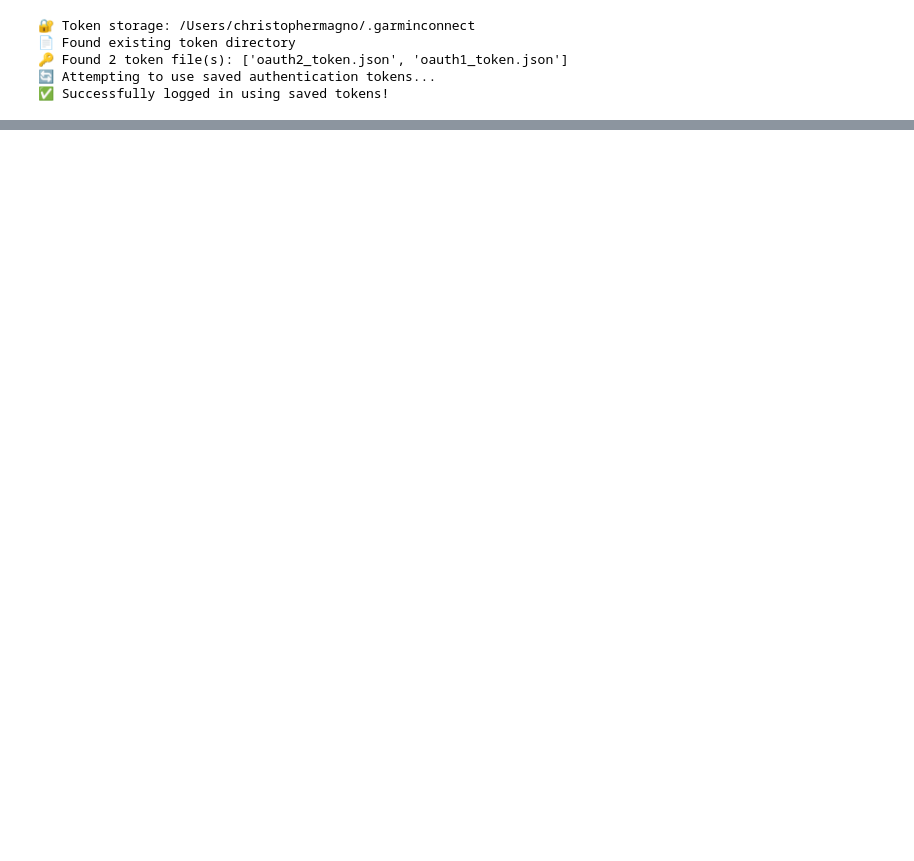
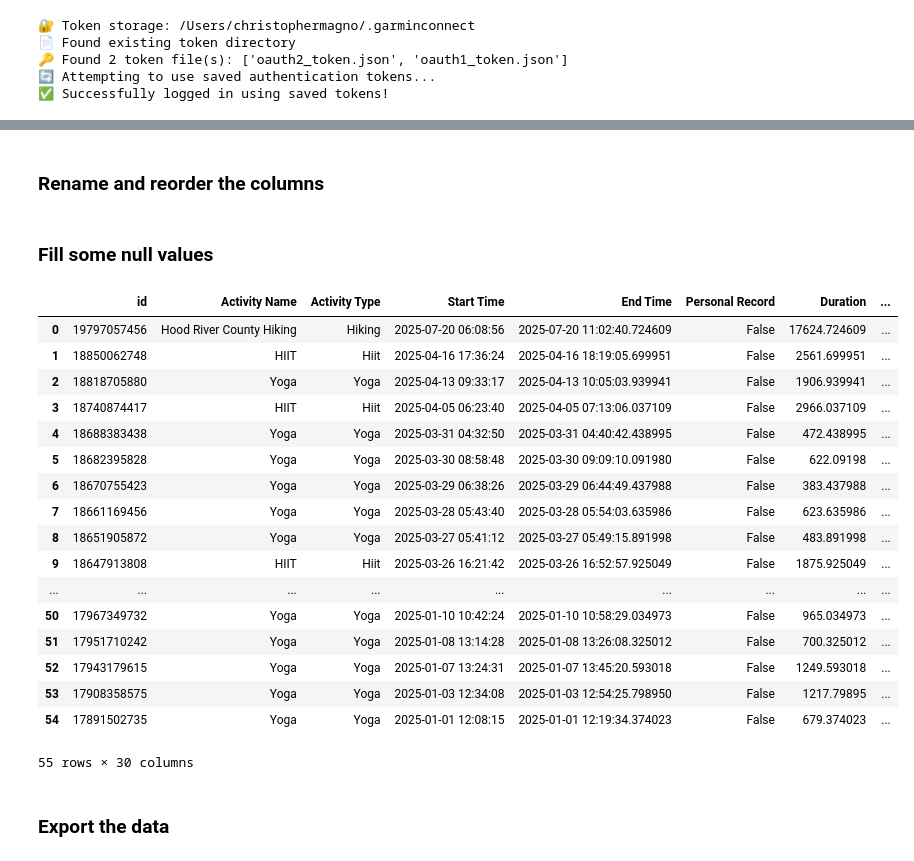
Before and after one commit to christophermagno/christophermagno, a Jupyter notebook: Projects/Personal Health Analysis/health_dataset.ipynb, the cells around one changed output, grey strips where cells are left out. Saved outputs shown, nothing was run; the diff lists cells and outputs as text; code cells hidden in the pictures; blank space fills up the shorter version.

```diff
--- a/Projects/Personal Health Analysis/health_dataset.ipynb
+++ b/Projects/Personal Health Analysis/health_dataset.ipynb
@@ -739,0 +895,4 @@ df1.to_csv(project.raw_file)
+# %%
+activities_data = get_activities_data(dates)
+df = pd.DataFrame(activities_data).convert_dtypes()
+df['startTimeLocal'] = pd.to_datetime(df['startTimeLocal'])
@@ -739,0 +901,3 @@ df1.to_csv(project.raw_file)
+# %%
+df['endTimeLocal'] = df.apply(lambda row: row['startTimeLocal'] + datetime.timedelta(seconds=row['duration']), axis=1)
+df['endTimeLocal'] = pd.to_datetime(df['endTimeLocal'])
@@ -739,0 +946,31 @@ df1.to_csv(project.raw_file)
+# %% [markdown]
+### Rename and reorder the columns
+# %%
+df1 = df.rename(columns=remap_columns)[remap_columns.values()]
+# %% [markdown]
+### Fill some null values
+# %%
+df1[['Distance', 'Average Speed', 'Max Speed']] = df1[['Distance', 'Average Speed', 'Max Speed']].fillna(0)
+# %%
+df1
+# %% [output]
+|  | id | Activity Name | Activity Type | Start Time | End Time | Personal Record | Duration | ... |
+| 0 | 19797057456 | Hood River County Hiking | Hiking | 2025-07-20 06:08:56 | 2025-07-20 11:02:40.724609 | False | 17624.724609 | ... |
+| 1 | 18850062748 | HIIT | Hiit | 2025-04-16 17:36:24 | 2025-04-16 18:19:05.699951 | False | 2561.699951 | ... |
+| 2 | 18818705880 | Yoga | Yoga | 2025-04-13 09:33:17 | 2025-04-13 10:05:03.939941 | False | 1906.939941 | ... |
+| 3 | 18740874417 | HIIT | Hiit | 2025-04-05 06:23:40 | 2025-04-05 07:13:06.037109 | False | 2966.037109 | ... |
+| 4 | 18688383438 | Yoga | Yoga | 2025-03-31 04:32:50 | 2025-03-31 04:40:42.438995 | False | 472.438995 | ... |
+| 5 | 18682395828 | Yoga | Yoga | 2025-03-30 08:58:48 | 2025-03-30 09:09:10.091980 | False | 622.09198 | ... |
+| 6 | 18670755423 | Yoga | Yoga | 2025-03-29 06:38:26 | 2025-03-29 06:44:49.437988 | False | 383.437988 | ... |
+| 7 | 18661169456 | Yoga | Yoga | 2025-03-28 05:43:40 | 2025-03-28 05:54:03.635986 | False | 623.635986 | ... |
+| 8 | 18651905872 | Yoga | Yoga | 2025-03-27 05:41:12 | 2025-03-27 05:49:15.891998 | False | 483.891998 | ... |
+| 9 | 18647913808 | HIIT | Hiit | 2025-03-26 16:21:42 | 2025-03-26 16:52:57.925049 | False | 1875.925049 | ... |
+| ... | ... | ... | ... | ... | ... | ... | ... | ... |
+| 50 | 17967349732 | Yoga | Yoga | 2025-01-10 10:42:24 | 2025-01-10 10:58:29.034973 | False | 965.034973 | ... |
+| 51 | 17951710242 | Yoga | Yoga | 2025-01-08 13:14:28 | 2025-01-08 13:26:08.325012 | False | 700.325012 | ... |
+| 52 | 17943179615 | Yoga | Yoga | 2025-01-07 13:24:31 | 2025-01-07 13:45:20.593018 | False | 1249.593018 | ... |
+| 53 | 17908358575 | Yoga | Yoga | 2025-01-03 12:34:08 | 2025-01-03 12:54:25.798950 | False | 1217.79895 | ... |
+| 54 | 17891502735 | Yoga | Yoga | 2025-01-01 12:08:15 | 2025-01-01 12:19:34.374023 | False | 679.374023 | ... |
+55 rows × 30 columns
+# %% [markdown]
+### Export the data
```
Also changed, not shown: parts of 37 cells of this notebook, 7 other files.
